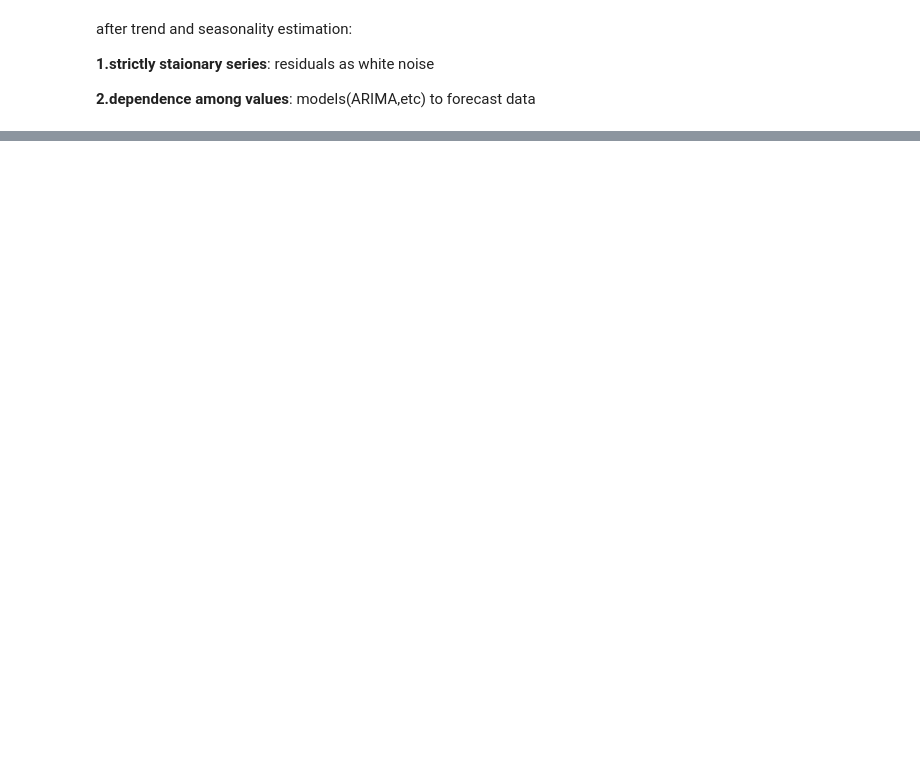
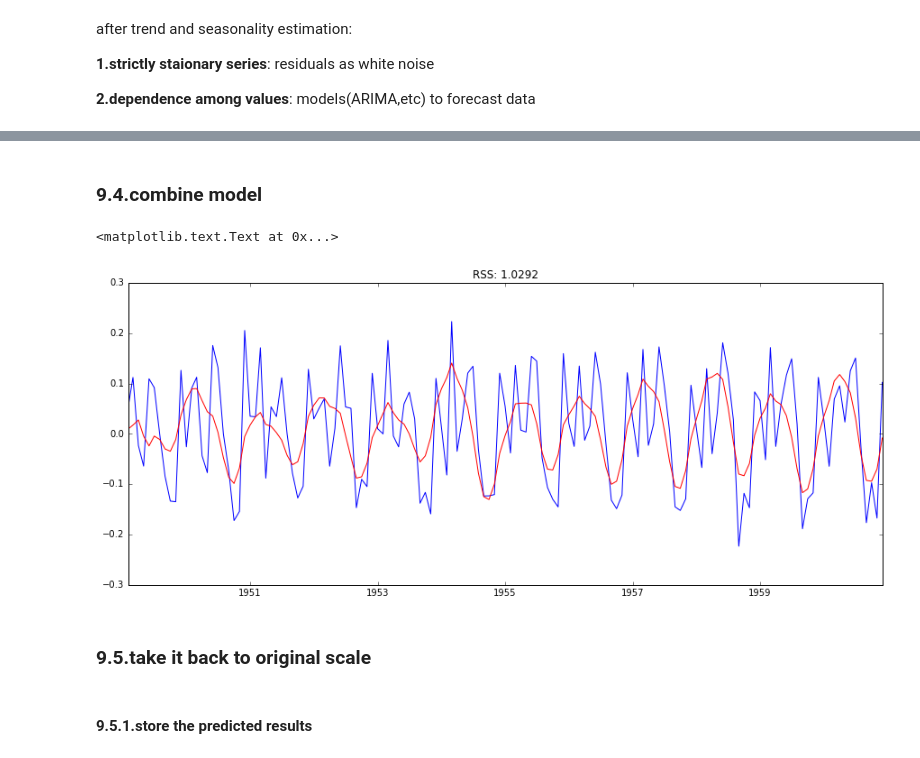
Before and after one commit to jianzhuams/Python-Notes-Collections, a Jupyter notebook: Time Series Forecast.ipynb, the cells around one changed output, grey strips where cells are left out. Drawn from its saved outputs; the diff is of its cells as text; code cells hidden in the pictures; blank space fills up the shorter version.

```diff
--- a/Time Series Forecast.ipynb
+++ b/Time Series Forecast.ipynb
@@ -364,0 +439,15 @@ __2.dependence among values__: models(ARIMA,etc) to forecast data
+# %% [markdown]
+### 9.4.combine model
+# %%
+model = ARIMA(ts_log, order = (2, 1, 2))
+results_ARIMA = model.fit(disp = -1)
+plt.plot(ts_log_diff)
+plt.plot(results_ARIMA.fittedvalues, color = 'red')
+plt.title('RSS: %.4f' % sum((results_ARIMA.fittedvalues - ts_log_diff)**2))
+# %% [output]
+<matplotlib.text.Text at 0x...>
+[figure, added]
+# %% [markdown]
+### 9.5.take it back to original scale
+# %% [markdown]
+#### 9.5.1.store the predicted results
```
Also changed, not shown: parts of 26 cells of this notebook, 1 other file.
